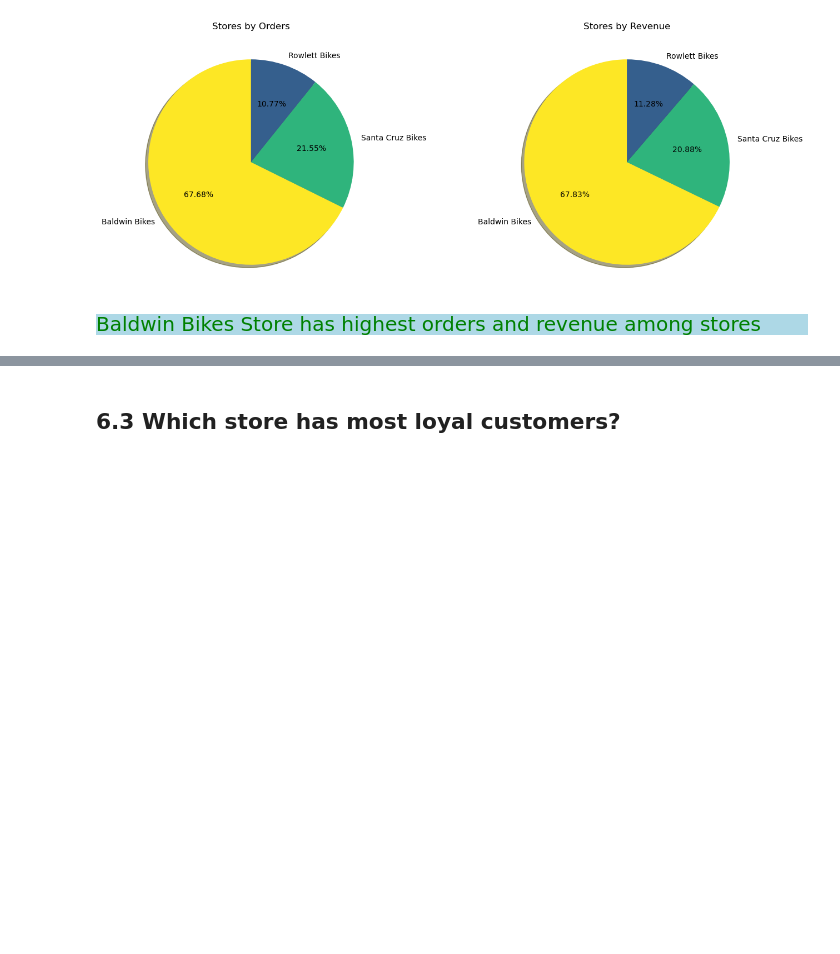
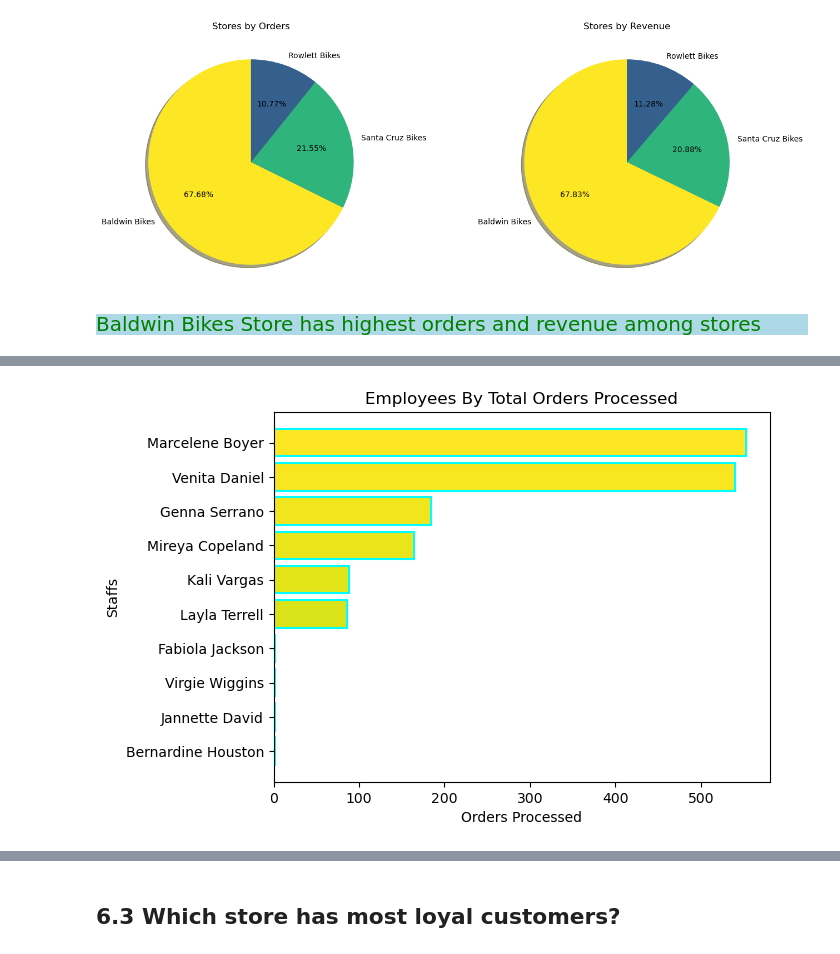
Before and after one commit to Kartika-Nidhi/Biker_Store_Analysis_SQL, a Jupyter notebook: BikeStoreAnalysisSQl.ipynb, the cells around one changed output, grey strips where cells are left out. Cells and saved outputs as stored; diff of their text form; code cells hidden in the pictures; blank space fills up the shorter version.

```diff
--- a/BikeStoreAnalysisSQl.ipynb
+++ b/BikeStoreAnalysisSQl.ipynb
@@ -1043,0 +1042,12 @@ Measure employee productivity.
+# %%
+query = """
+SELECT CONCAT(first_name, ' ', last_name) AS full_name, COUNT(*) AS count
+FROM staffs AS staff
+LEFT JOIN orders AS ord ON staff.staff_id = ord.staff_id
+GROUP BY full_name
+ORDER BY count DESC
+;
+"""
+
+top_staff = pd.read_sql(query, engine)
+top_staff
@@ -1043,0 +1066,17 @@ Measure employee productivity.
+# %%
+plt.barh(
+    y = top_staff['full_name'],
+    width = top_staff['count'],
+    color = plt.cm.viridis(np.linspace(1, 0.9, 10)),
+    linewidth = 1.5,
+    edgecolor = 'cyan'
+
+)
+
+plt.title('Employees By Total Orders Processed')
+plt.ylabel('Staffs')
+plt.xlabel('Orders Processed')
+plt.gca().invert_yaxis()
+plt.show()
+# %% [output]
+[figure, added]
```
Also changed, not shown: parts of 8 cells of this notebook.
